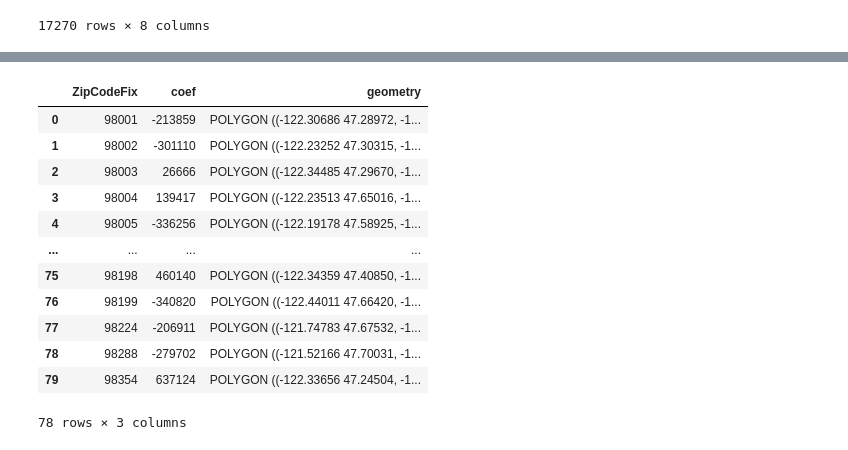
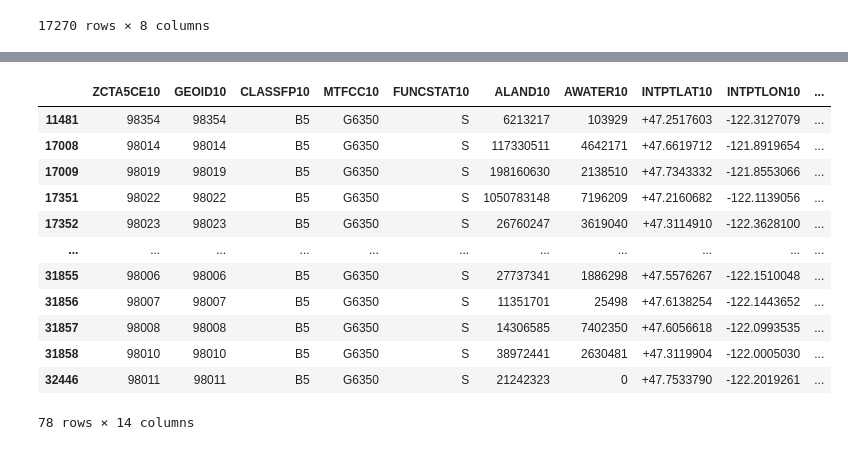
Before and after one commit to hmdev649/mod2-project, a Jupyter notebook: Exploratory Notebooks/exploratory/HighSqftIncrSalePrice.ipynb, the cells around one changed output, grey strips where cells are left out. Drawn from its saved outputs; the diff is of its cells as text; code cells hidden in the pictures.

```diff
--- a/Exploratory Notebooks/exploratory/HighSqftIncrSalePrice.ipynb
+++ b/Exploratory Notebooks/exploratory/HighSqftIncrSalePrice.ipynb
@@ -197,7 +197,7 @@ strong multicollinearity or other numerical problems.
 # %%
 sf = "///Users/timothycummins/Downloads/tl_2019_us_zcta510"
 dbsf = gpd.read_file(sf)
-dbsf['ZipCodeFix'] = dbsf['ZCTA5CE10']
+dbsf['ZipCodeFix'] = dbsf['ZCTA5CE10'].copy()
 # %%
 mergeddf = pd.merge(pvc_df,dbsf,how = 'left', on = 'ZipCodeFix')
 # %%
@@ -245,24 +245,23 @@ mergeddf2
 # %%
 
-merge3 = pd.merge(zipcoef,dbsf,how = 'left', on = 'ZipCodeFix')
-merge3 = merge3.drop(columns=['GEOID10','CLASSFP10','MTFCC10','FUNCSTAT10','AWATER10','ALAND10','INTPTLAT10','INTPTLON10','ZCTA5CE10'])
-merge3['coef'] = mergeddf2['coef'].astype(float)
+merge3 = pd.merge(dbsf,zipcoef,how = 'left', on = 'ZipCodeFix')
+merge3['coef'] = merge3['coef'].astype(float)
 merge3.dropna(inplace=True)
-merge3['coef'] = mergeddf2['coef'].astype(int)
+merge3['coef'] = merge3['coef'].astype(int)
 
 merge3
 # %% [output]
-|  | ZipCodeFix | coef | geometry |
-| 0 | 98001 | -213859 | POLYGON ((-122.30686 47.28972, -1... |
-| 1 | 98002 | -301110 | POLYGON ((-122.23252 47.30315, -1... |
-| 2 | 98003 | 26666 | POLYGON ((-122.34485 47.29670, -1... |
-| 3 | 98004 | 139417 | POLYGON ((-122.23513 47.65016, -1... |
-| 4 | 98005 | -336256 | POLYGON ((-122.19178 47.58925, -1... |
-| ... | ... | ... | ... |
-| 75 | 98198 | 460140 | POLYGON ((-122.34359 47.40850, -1... |
-| 76 | 98199 | -340820 | POLYGON ((-122.44011 47.66420, -1... |
-| 77 | 98224 | -206911 | POLYGON ((-121.74783 47.67532, -1... |
-| 78 | 98288 | -279702 | POLYGON ((-121.52166 47.70031, -1... |
-| 79 | 98354 | 637124 | POLYGON ((-122.33656 47.24504, -1... |
+|  | ZCTA5CE10 | GEOID10 | CLASSFP10 | MTFCC10 | FUNCSTAT10 | ALAND10 | AWATER10 | INTPTLAT10 | INTPTLON10 | ... |
+| 11481 | 98354 | 98354 | B5 | G6350 | S | 6213217 | 103929 | +47.2517603 | -122.3127079 | ... |
+| 17008 | 98014 | 98014 | B5 | G6350 | S | 117330511 | 4642171 | +47.6619712 | -121.8919654 | ... |
+| 17009 | 98019 | 98019 | B5 | G6350 | S | 198160630 | 2138510 | +47.7343332 | -121.8553066 | ... |
+| 17351 | 98022 | 98022 | B5 | G6350 | S | 1050783148 | 7196209 | +47.2160682 | -122.1139056 | ... |
+| 17352 | 98023 | 98023 | B5 | G6350 | S | 26760247 | 3619040 | +47.3114910 | -122.3628100 | ... |
+| ... | ... | ... | ... | ... | ... | ... | ... | ... | ... | ... |
+| 31855 | 98006 | 98006 | B5 | G6350 | S | 27737341 | 1886298 | +47.5576267 | -122.1510048 | ... |
+| 31856 | 98007 | 98007 | B5 | G6350 | S | 11351701 | 25498 | +47.6138254 | -122.1443652 | ... |
+| 31857 | 98008 | 98008 | B5 | G6350 | S | 14306585 | 7402350 | +47.6056618 | -122.0993535 | ... |
+| 31858 | 98010 | 98010 | B5 | G6350 | S | 38972441 | 2630481 | +47.3119904 | -122.0005030 | ... |
+| 32446 | 98011 | 98011 | B5 | G6350 | S | 21242323 | 0 | +47.7533790 | -122.2019261 | ... |
-78 rows × 3 columns
+78 rows × 14 columns
 # %%
```
Also changed, not shown: parts of 2 cells of this notebook, 3 other files.
